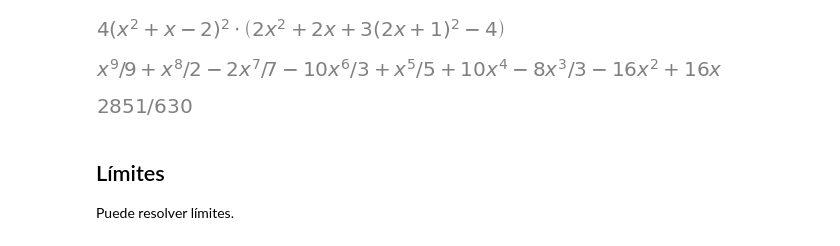
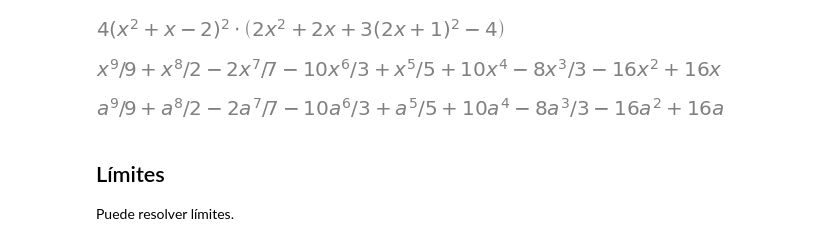
Before and after one commit to pierrediazp/Se-ales_y_Sistemas, a Jupyter notebook: SympyJupyter.ipynb, the cells around one changed output. Drawn from its saved outputs; the diff is of its cells as text; code cells hidden in the pictures.

```diff
--- a/SympyJupyter.ipynb
+++ b/SympyJupyter.ipynb
@@ -100,9 +104,9 @@ polinomio.integrate(x) # integral indefinida sin constante de integración
 # %% [output]
 [figure]
 # %%
-polinomio.integrate((x, 0, 1))  # integral definida. Observe la tupla como argumento
+polinomio.integrate((x, 0, a))  # integral definida. Observe la tupla como argumento
 # %% [output]
-[figure, old version]
+[figure, new version]
 # %% [markdown]
 ## Límites
 
```
Also changed, not shown: parts of 6 cells of this notebook, 1 other file.
